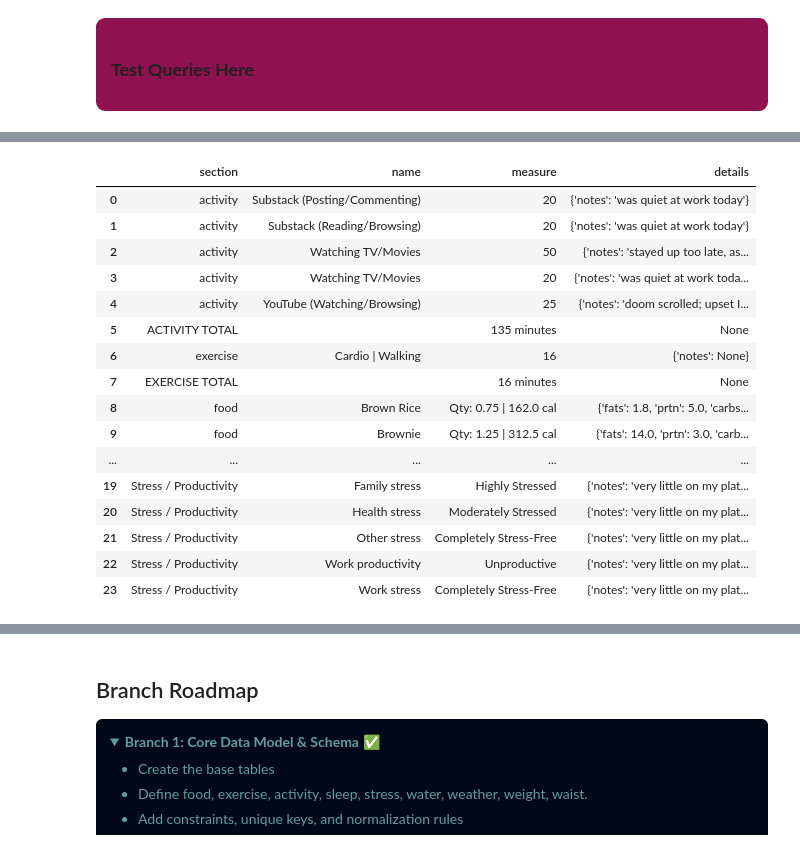
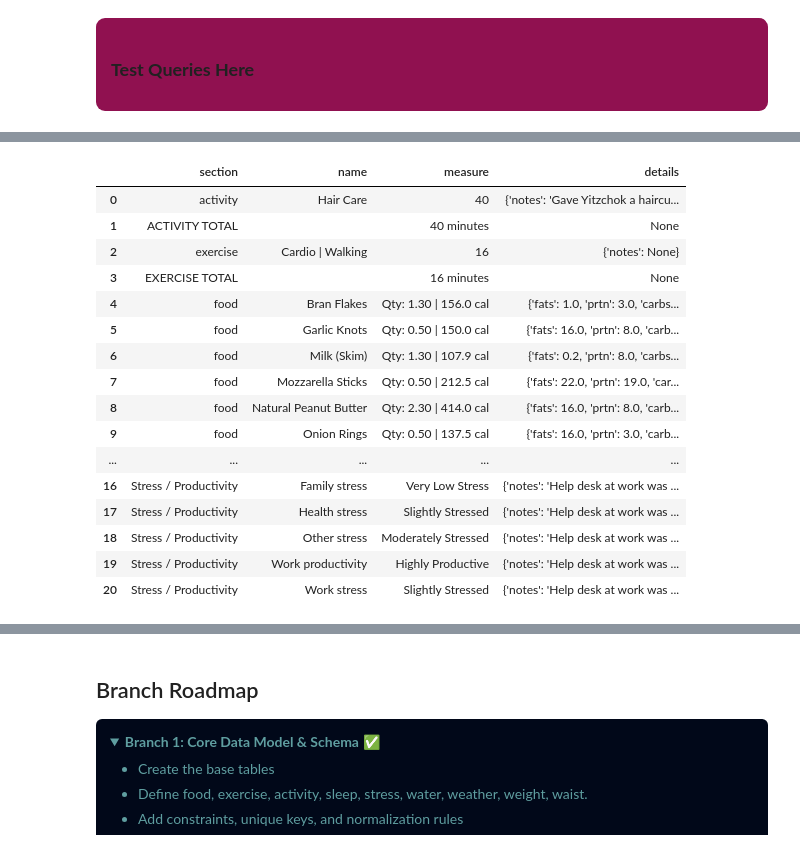
Before and after one commit to YosefCh/Digital-You, a Jupyter notebook: pseudocode.ipynb, the cells around one changed output, grey strips where cells are left out. Saved outputs shown, nothing was run; the diff lists cells and outputs as text; code cells hidden in the pictures; folded sections open.

```diff
--- a/pseudocode.ipynb
+++ b/pseudocode.ipynb
@@ -34,24 +41,24 @@ from queries import all_food_data, food_one_day, total_calories_by_day, full_day
 # %%
 from queries import full_day_summary
-run_select(full_day_summary('2026-10-13'))
+run_select(full_day_summary('2026-09-17'))
 # %% [output]
 |  | section | name | measure | details |
-| 0 | activity | Substack (Posting/Commenting) | 20 | {'notes': 'was quiet at work today'} |
-| 1 | activity | Substack (Reading/Browsing) | 20 | {'notes': 'was quiet at work today'} |
-| 2 | activity | Watching TV/Movies | 50 | {'notes': 'stayed up too late, as... |
-| 3 | activity | Watching TV/Movies | 20 | {'notes': 'was quiet at work toda... |
-| 4 | activity | YouTube (Watching/Browsing) | 25 | {'notes': 'doom scrolled; upset I... |
-| 5 | ACTIVITY TOTAL |  | 135 minutes | None |
-| 6 | exercise | Cardio | Walking | 16 | {'notes': None} |
-| 7 | EXERCISE TOTAL |  | 16 minutes | None |
-| 8 | food | Brown Rice | Qty: 0.75 | 162.0 cal | {'fats': 1.8, 'prtn': 5.0, 'carbs... |
-| 9 | food | Brownie | Qty: 1.25 | 312.5 cal | {'fats': 14.0, 'prtn': 3.0, 'carb... |
+| 0 | activity | Hair Care | 40 | {'notes': 'Gave Yitzchok a haircu... |
+| 1 | ACTIVITY TOTAL |  | 40 minutes | None |
+| 2 | exercise | Cardio | Walking | 16 | {'notes': None} |
+| 3 | EXERCISE TOTAL |  | 16 minutes | None |
+| 4 | food | Bran Flakes | Qty: 1.30 | 156.0 cal | {'fats': 1.0, 'prtn': 3.0, 'carbs... |
+| 5 | food | Garlic Knots | Qty: 0.50 | 150.0 cal | {'fats': 16.0, 'prtn': 8.0, 'carb... |
+| 6 | food | Milk (Skim) | Qty: 1.30 | 107.9 cal | {'fats': 0.2, 'prtn': 8.0, 'carbs... |
+| 7 | food | Mozzarella Sticks | Qty: 0.50 | 212.5 cal | {'fats': 22.0, 'prtn': 19.0, 'car... |
+| 8 | food | Natural Peanut Butter | Qty: 2.30 | 414.0 cal | {'fats': 16.0, 'prtn': 8.0, 'carb... |
+| 9 | food | Onion Rings | Qty: 0.50 | 137.5 cal | {'fats': 16.0, 'prtn': 3.0, 'carb... |
 | ... | ... | ... | ... | ... |
-| 19 | Stress / Productivity | Family stress | Highly Stressed | {'notes': 'very little on my plat... |
-| 20 | Stress / Productivity | Health stress | Moderately Stressed | {'notes': 'very little on my plat... |
-| 21 | Stress / Productivity | Other stress | Completely Stress-Free | {'notes': 'very little on my plat... |
-| 22 | Stress / Productivity | Work productivity | Unproductive | {'notes': 'very little on my plat... |
-| 23 | Stress / Productivity | Work stress | Completely Stress-Free | {'notes': 'very little on my plat... |
+| 16 | Stress / Productivity | Family stress | Very Low Stress | {'notes': 'Help desk at work was ... |
+| 17 | Stress / Productivity | Health stress | Slightly Stressed | {'notes': 'Help desk at work was ... |
+| 18 | Stress / Productivity | Other stress | Moderately Stressed | {'notes': 'Help desk at work was ... |
+| 19 | Stress / Productivity | Work productivity | Highly Productive | {'notes': 'Help desk at work was ... |
+| 20 | Stress / Productivity | Work stress | Slightly Stressed | {'notes': 'Help desk at work was ... |
 # %% [markdown]
 ---
 
```
Also changed, not shown: parts of 3 cells of this notebook.
